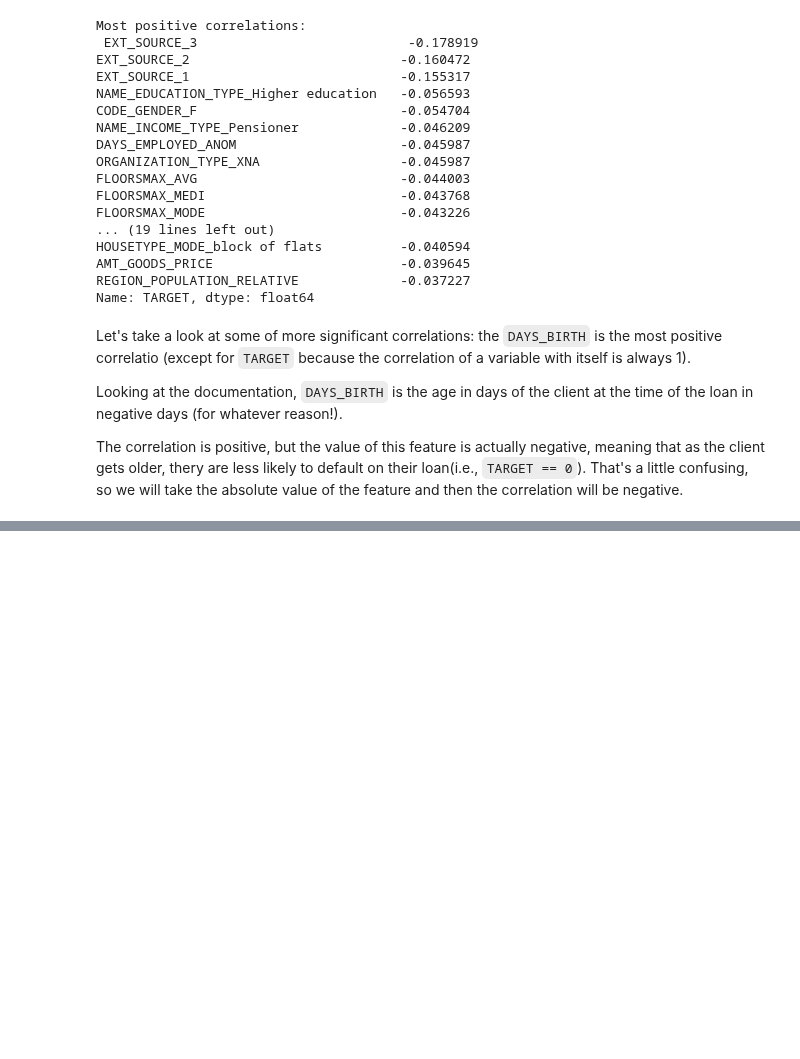
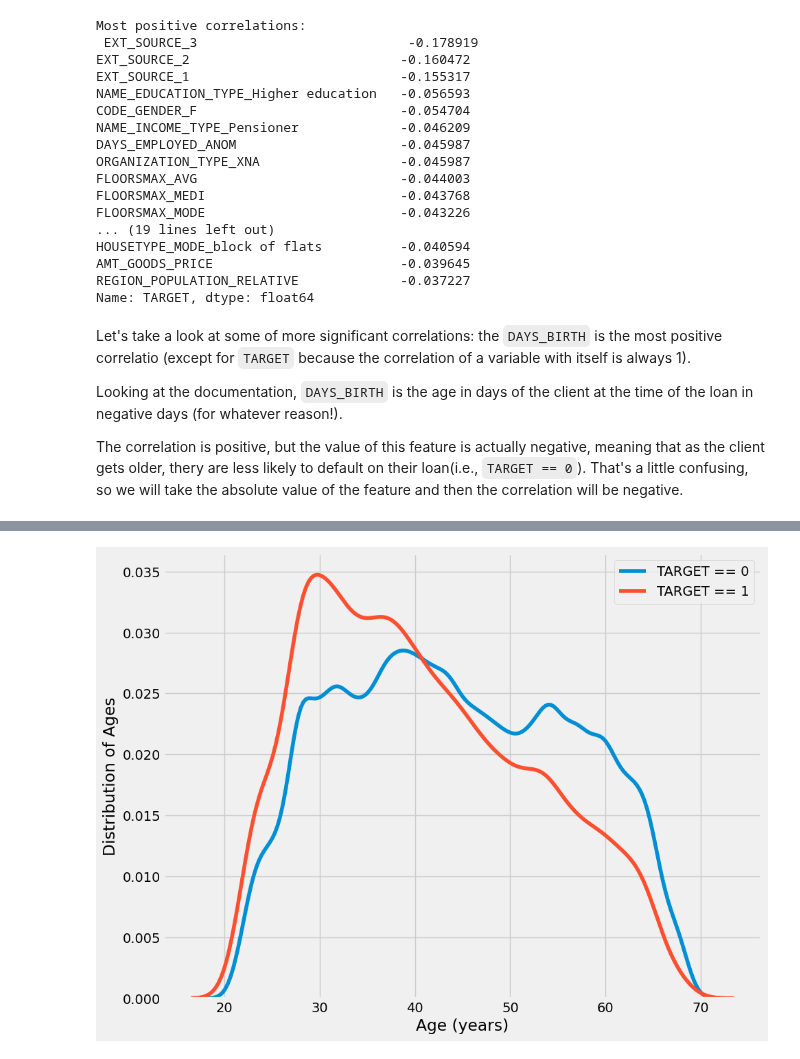
Before and after one commit to bhargav-borah/forked-practice-notebooks, a Jupyter notebook: start-here-a-gentle-introduction/home-credit-risk-1.ipynb, the cells around one changed output, grey strips where cells are left out. Drawn from its saved outputs; the diff is of its cells as text; code cells hidden in the pictures; blank space fills up the shorter version.

```diff
--- a/start-here-a-gentle-introduction/home-credit-risk-1.ipynb
+++ b/start-here-a-gentle-introduction/home-credit-risk-1.ipynb
@@ -369,0 +395,14 @@ The correlation is positive, but the value of this feature is actually negative,
+# %%
+plt.figure(figsize=(10, 8))
+
+# KDE plot of loans that were repaid on time
+sns.kdeplot(train_df.loc[train_df['TARGET'] == 0, 'DAYS_BIRTH'] / 365, label='TARGET == 0')
+
+# KDE plot of loans that were not repaid on time
+sns.kdeplot(train_df.loc[train_df['TARGET'] == 1, 'DAYS_BIRTH'] / 365, label='TARGET == 1')
+
+plt.xlabel('Age (years)')
+plt.ylabel('Distribution of Ages')
+plt.legend();
+# %% [output]
+[figure, added]
```
Also changed, not shown: parts of 12 cells of this notebook.
